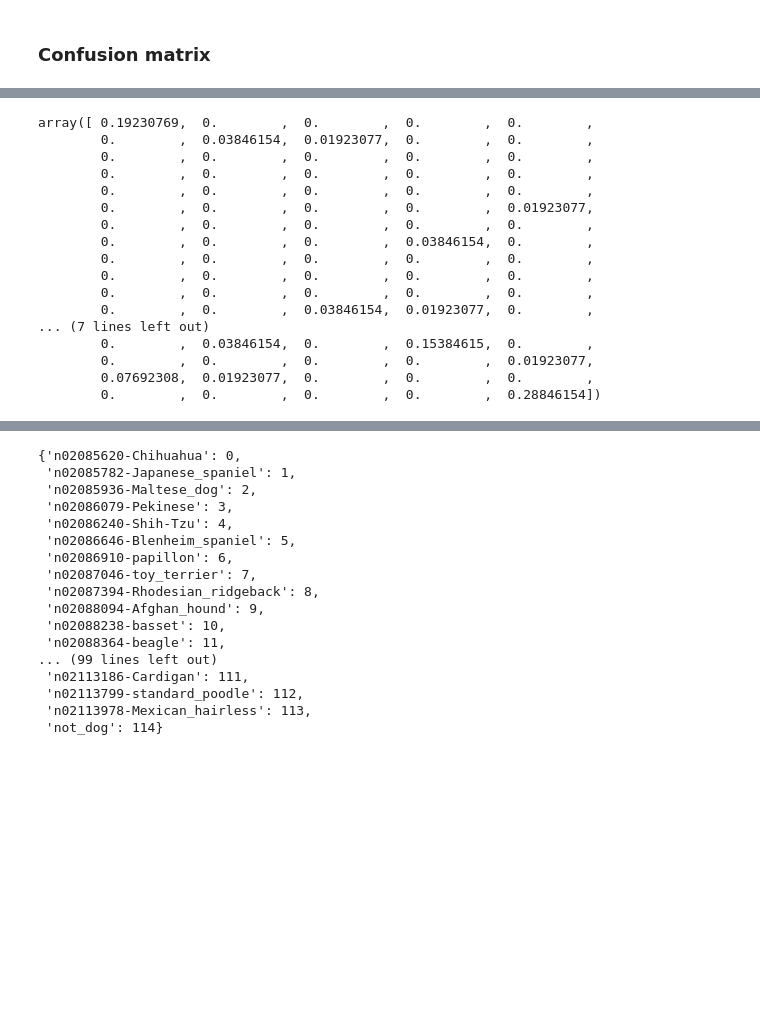
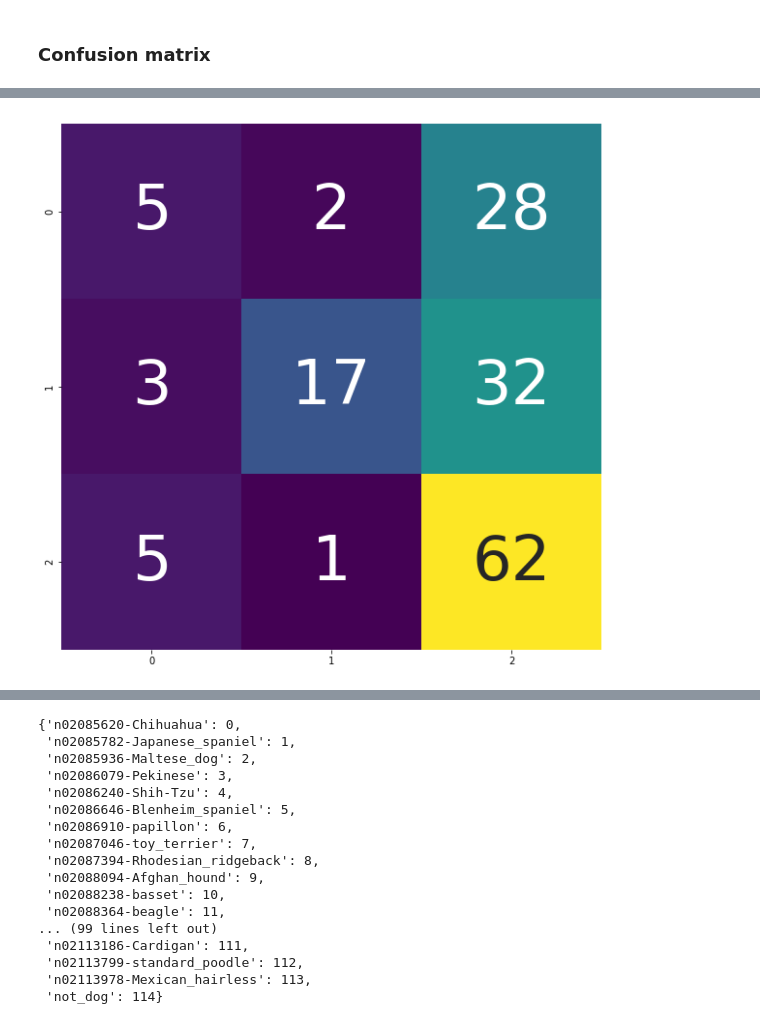
Before and after one commit to aawiegel/Poochr, a Jupyter notebook: ImageClass.ipynb, the cells around one changed output, grey strips where cells are left out. Drawn from its saved outputs; the diff is of its cells as text; code cells hidden in the pictures; blank space fills up the shorter version.

```diff
--- a/ImageClass.ipynb
+++ b/ImageClass.ipynb
@@ -625,23 +627,16 @@ plt.show();
-# %%
-confusion[0]
-# %% [output]
-array([ 0.19230769,  0.        ,  0.        ,  0.        ,  0.        ,
-        0.        ,  0.03846154,  0.01923077,  0.        ,  0.        ,
-        0.        ,  0.        ,  0.        ,  0.        ,  0.        ,
-        0.        ,  0.        ,  0.        ,  0.        ,  0.        ,
-        0.        ,  0.        ,  0.        ,  0.        ,  0.        ,
-        0.        ,  0.        ,  0.        ,  0.        ,  0.01923077,
-        0.        ,  0.        ,  0.        ,  0.        ,  0.        ,
-        0.        ,  0.        ,  0.        ,  0.03846154,  0.        ,
-        0.        ,  0.        ,  0.        ,  0.        ,  0.        ,
-        0.        ,  0.        ,  0.        ,  0.        ,  0.        ,
-        0.        ,  0.        ,  0.        ,  0.        ,  0.        ,
-        0.        ,  0.        ,  0.03846154,  0.01923077,  0.        ,
-... (7 lines left out)
-        0.        ,  0.03846154,  0.        ,  0.15384615,  0.        ,
-        0.        ,  0.        ,  0.        ,  0.        ,  0.01923077,
-        0.07692308,  0.01923077,  0.        ,  0.        ,  0.        ,
-        0.        ,  0.        ,  0.        ,  0.        ,  0.28846154])
+# %%
+smaller_confusion = confusion[96:99,96:99]*np.array([[50, 50, 50], [78, 78, 78], [92, 92, 92]])
+# %%
+fig, ax = plt.subplots(figsize=(10, 10))
+
+
+sns.heatmap(smaller_confusion, ax = ax,
+            cbar=False, cmap="viridis",
+            annot=True, annot_kws={"size": 64})
+fig.savefig('small_confusion_matrix.png', fmt='png', dpi=300, bbox_inches='tight')
+plt.show();
+# %% [output]
+[figure, added]
 # %%
 bella = second_dense_output([x, 0])
 # %%
```
Also changed, not shown: parts of 9 cells of this notebook.
